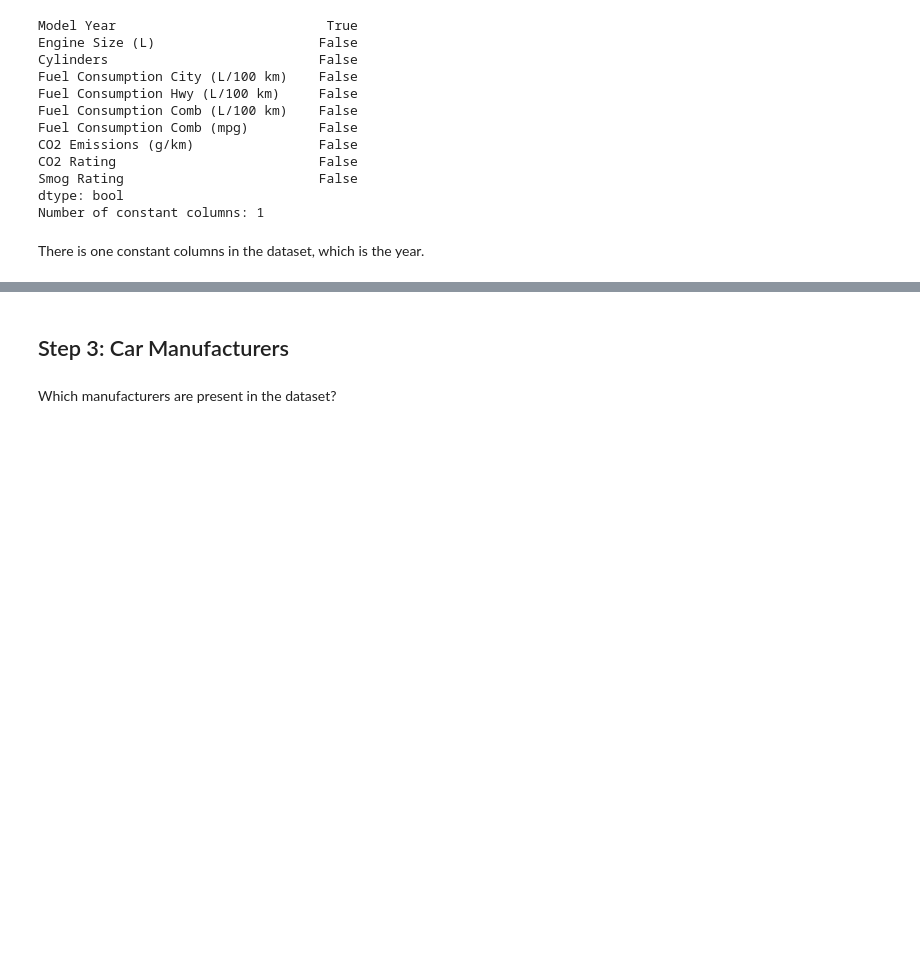
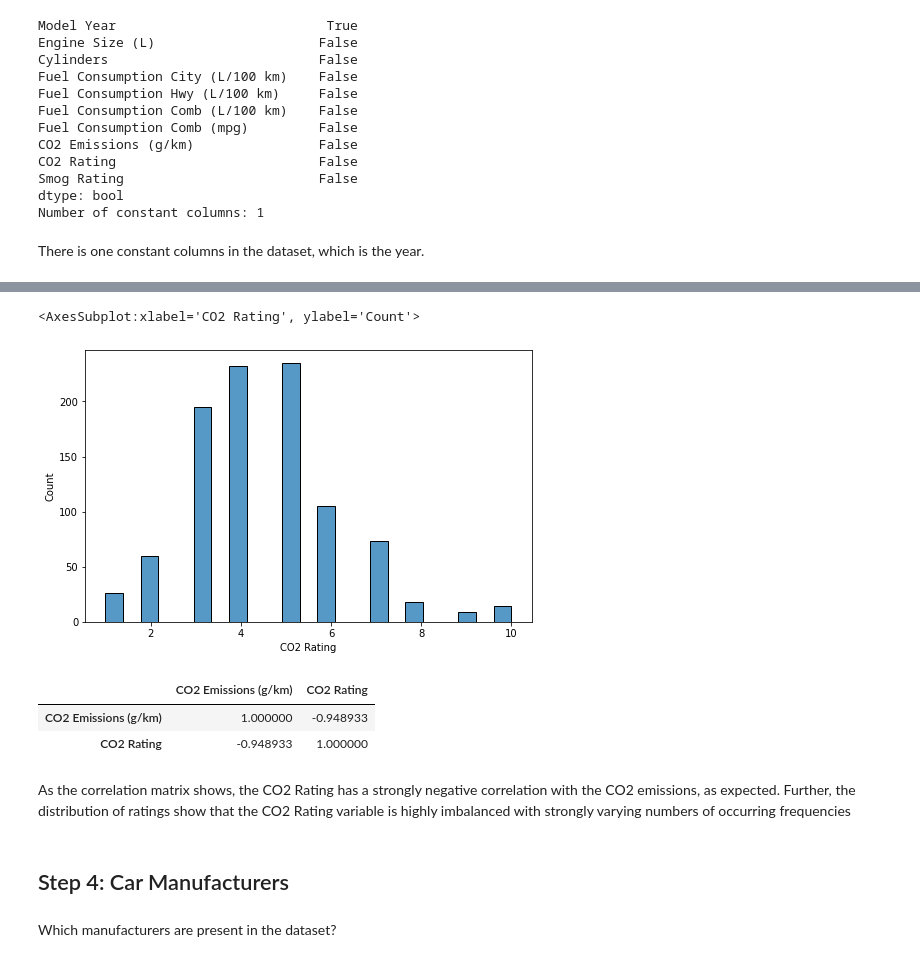
Before and after one commit to JohannesBeneke/EDA-Vehicle-Emissions, a Jupyter notebook: eda_emissions.ipynb, the cells around one changed output, grey strips where cells are left out. Saved outputs shown, nothing was run; the diff lists cells and outputs as text; code cells hidden in the pictures; blank space fills up the shorter version.

Commit message:
Add Further ML Analyses

```diff
--- a/eda_emissions.ipynb
+++ b/eda_emissions.ipynb
@@ -191,5 +233,20 @@ There is one constant columns in the dataset, which is the year.
+# %%
+plt.figure(figsize=(8,5))
+sns.histplot(data=df, x='CO2 Rating')
+# %% [output]
+<AxesSubplot:xlabel='CO2 Rating', ylabel='Count'>
+[figure, added]
+# %%
+corr = df[['CO2 Emissions (g/km)', 'CO2 Rating']].corr()
+corr
+# %% [output]
+|  | CO2 Emissions (g/km) | CO2 Rating |
+| CO2 Emissions (g/km) | 1.000000 | -0.948933 |
+| CO2 Rating | -0.948933 | 1.000000 |
+# %% [markdown]
+As the correlation matrix shows, the CO2 Rating has a strongly negative correlation with the CO2 emissions, as expected. Further, the distribution of ratings show that the CO2 Rating variable is highly imbalanced with strongly varying numbers of occurring frequencies
 # %% [markdown]
-## <a id="step_3">Step 3: Car Manufacturers</a>
+## <a id="step_4">Step 4: Car Manufacturers</a>
 # %% [markdown]
 Which manufacturers are present in the dataset?
 # %%
```
Also changed, not shown: parts of 34 cells of this notebook.
